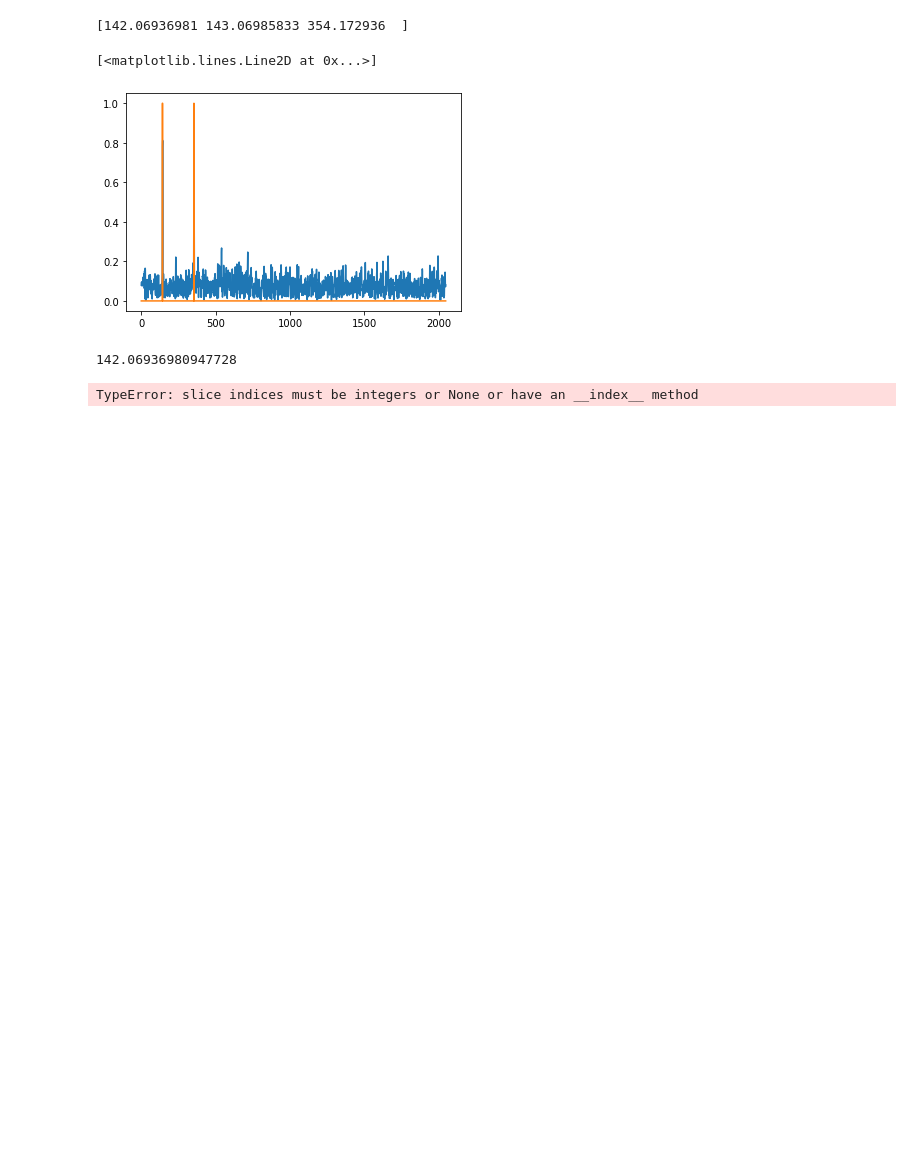
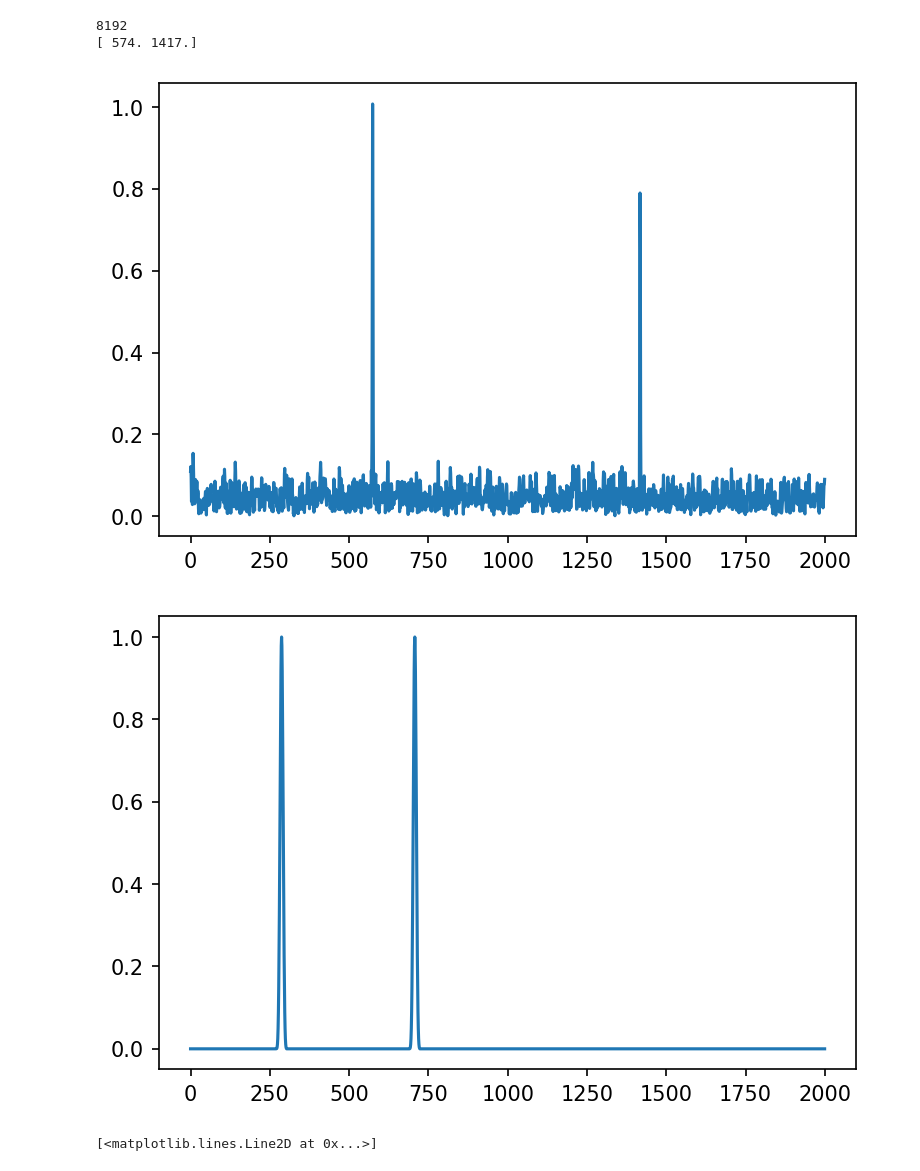
Before and after one commit to inquizition/Algorithms, a Jupyter notebook: PitchShift/test.ipynb, the cells around one changed output. Saved outputs shown, nothing was run; the diff lists cells and outputs as text; code cells hidden in the pictures; blank space fills up the shorter version.

```diff
--- a/PitchShift/test.ipynb
+++ b/PitchShift/test.ipynb
@@ -84,6 +125,6 @@ def thresholding_algo(y, lag, threshold, influence):
 # %%
 def findPeak(x, thresh):
-    lag = 10
-    influence = 1
+    lag = 500
+    influence = 0.8
     return thresholding_algo(x, lag, thresh, influence)
 # %%
@@ -95,23 +136,42 @@ print(nspd)
 # %%
-peaks = findPeak(out, 7)
-print(fr[peaks >0])
+print(out.shape[0])
+peaks = findPeak(out, 10)
+print(peaks)
 
-plt.plot(out)
-plt.plot(peaks)
+#print(fr[peaks >0])
+
+#plt.plot(out)
+#plt.plot(peaks)
 # %% [output]
-[142.06936981 143.06985833 354.172936  ]
+8192
+[ 574. 1417.]
-[<matplotlib.lines.Line2D at 0x...>]
-[figure, removed]
-# %%
-fp = peaks > 0
-freqPeaks = fr[fp]
-freqWin1 = fr*0
-freqWin2 = fr*0
-print(freqPeaks[0])
-freqWin1[freqPeaks[0]-25: freqPeaks[0]+25] = BM_H_win(np.arange(50))
-freqWin2[freqPeaks[2]-25: freqPeaks[2]+25] = BM_H_win(np.arange(50))+freqPeaks[2]
-filtOut = out*(freqWin1 + freqWin2)
-plt.plot(filtOut)
-# %% [output]
-142.06936980947728
-TypeError: slice indices must be integers or None or have an __index__ method
+# %%
+def build_filt(peaks, filt_len, fft_size):
+    filt = np.zeros(int(fft_size/2))
+    half_len = int(filt_len/2)
+    for i in peaks:
+        i = int(i)
+        if (i+half_len) > filt.shape[0]:
+            filt = filt
+        elif i-half_len < 0:
+            filt = filt
+        else:
+            filt[i-half_len: i+half_len] = BM_H_win(np.arange(filt_len))
+    return np.concatenate((filt, np.flip(filt)), axis=0)
+# %%
+#fp = peaks > 0
+#freqPeaks = np.arange(fr.shape[0])[fp]
+
+fw = build_filt(peaks, 2**5, L*fs)
+
+plt.plot((2*np.abs(out_full)/(np.sum(win)))[0:2000])
+plt.show()
+plt.plot(fw[0:2000])
+plt.show()
+
+filtOut = out_full*fw
+plt.plot(filtOut[0:2000])
+# %% [output]
+[figure, added]
+[figure, added]
+[<matplotlib.lines.Line2D at 0x...>]
```
Also changed, not shown: parts of 18 cells of this notebook.
